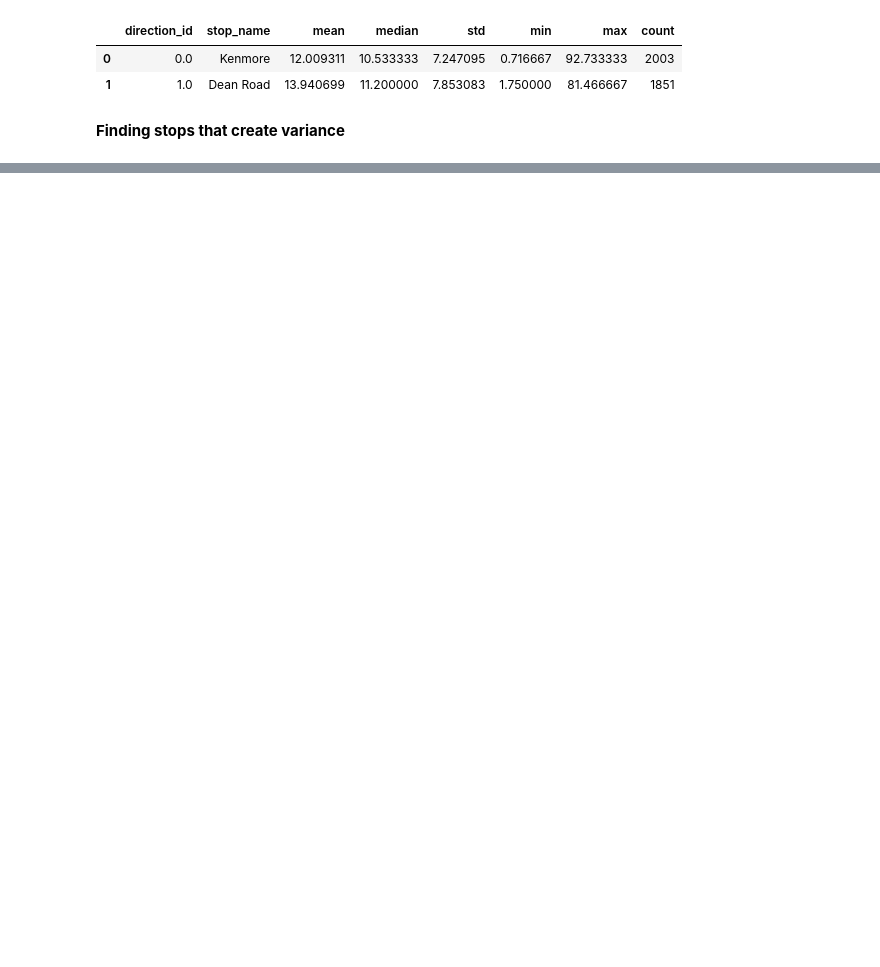
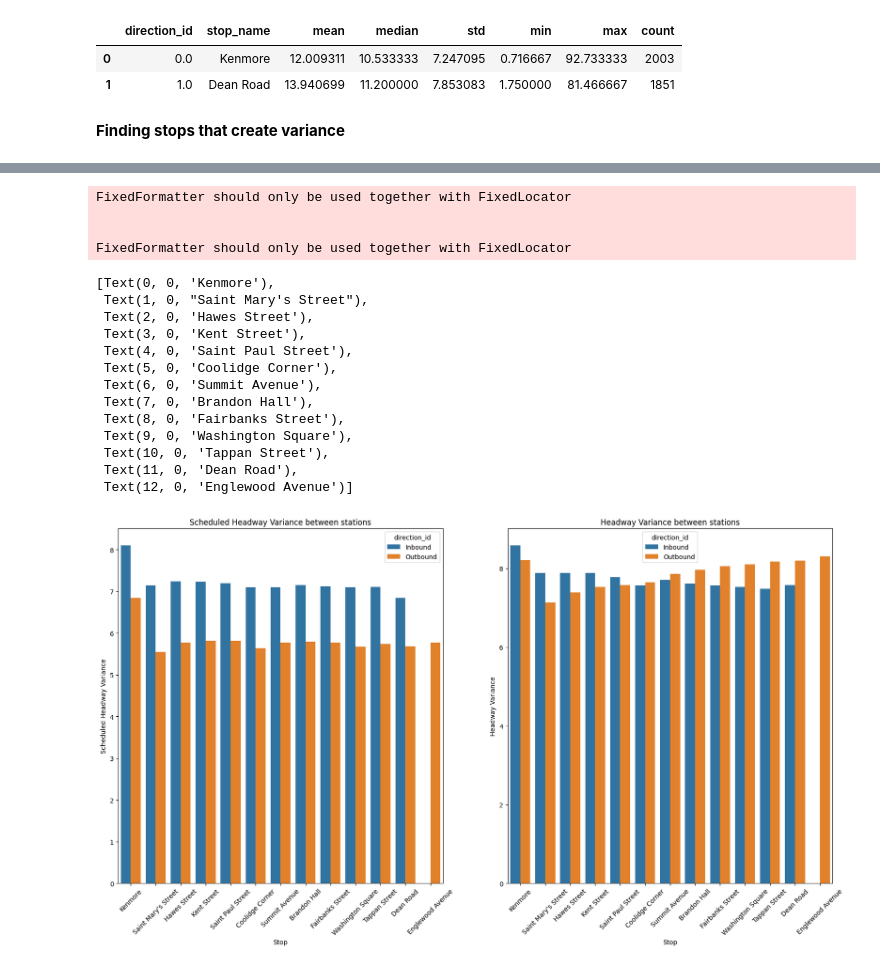
Before and after one commit to kevin-r-murphy/BA888-MBTA, a Jupyter notebook: MBTA_RapidTransit.ipynb, the cells around one changed output, grey strips where cells are left out. Cells and saved outputs as stored; diff of their text form; code cells hidden in the pictures; blank space fills up the shorter version.

```diff
--- a/MBTA_RapidTransit.ipynb
+++ b/MBTA_RapidTransit.ipynb
@@ -624,0 +651,31 @@ Text(0, 0.5, 'Stop')
+# %%
+fig,axs = plt.subplots(ncols=2, figsize = (20,10))
+sns.barplot(data = stop_times_green_c_out.sort_values(by = 'stop_id'),x = 'stop_name', y = 'sched_diff_std',hue = 'direction_id', ax=axs[0])
+sns.barplot(data = stop_times_green_c_out.sort_values(by = 'stop_id'),x = 'stop_name', y = 'actual_diff_std',hue = 'direction_id', ax=axs[1])
+axs[0].set_title('Scheduled Headway Variance between stations')
+axs[0].set_ylabel('Scheduled Headway Variance')
+axs[0].set_xlabel('Stop')
+axs[0].set_xticklabels(axs[0].get_xticklabels(), rotation=45)
+axs[1].set_title('Headway Variance between stations')
+axs[1].set_ylabel('Headway Variance')
+axs[1].set_xlabel('Stop')
+axs[1].set_xticklabels(axs[1].get_xticklabels(), rotation=45)
+# %% [output]
+FixedFormatter should only be used together with FixedLocator
+
+
+FixedFormatter should only be used together with FixedLocator
+[Text(0, 0, 'Kenmore'),
+ Text(1, 0, "Saint Mary's Street"),
+ Text(2, 0, 'Hawes Street'),
+ Text(3, 0, 'Kent Street'),
+ Text(4, 0, 'Saint Paul Street'),
+ Text(5, 0, 'Coolidge Corner'),
+ Text(6, 0, 'Summit Avenue'),
+ Text(7, 0, 'Brandon Hall'),
+ Text(8, 0, 'Fairbanks Street'),
+ Text(9, 0, 'Washington Square'),
+ Text(10, 0, 'Tappan Street'),
+ Text(11, 0, 'Dean Road'),
+ Text(12, 0, 'Englewood Avenue')]
+[figure, added]
```
Also changed, not shown: parts of 14 cells of this notebook.
